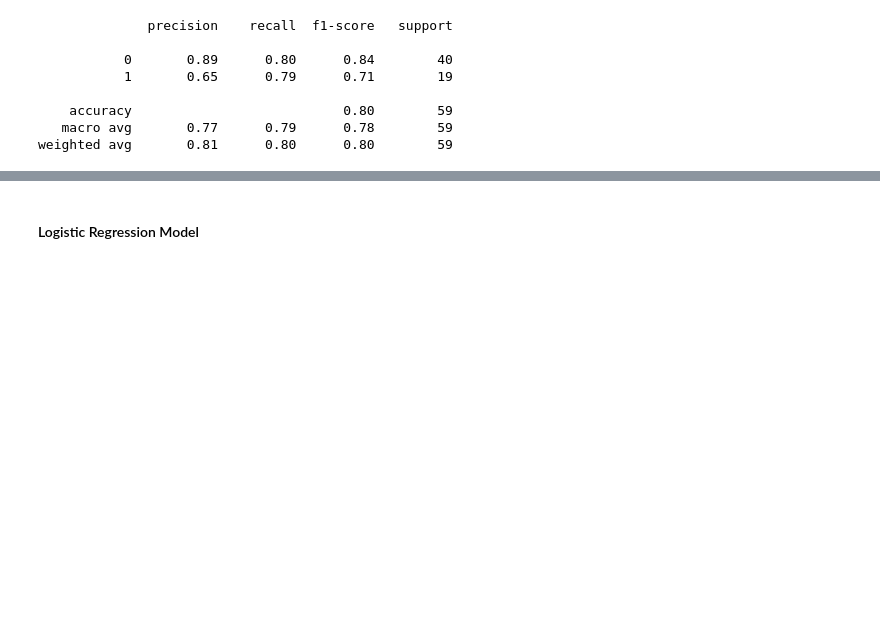
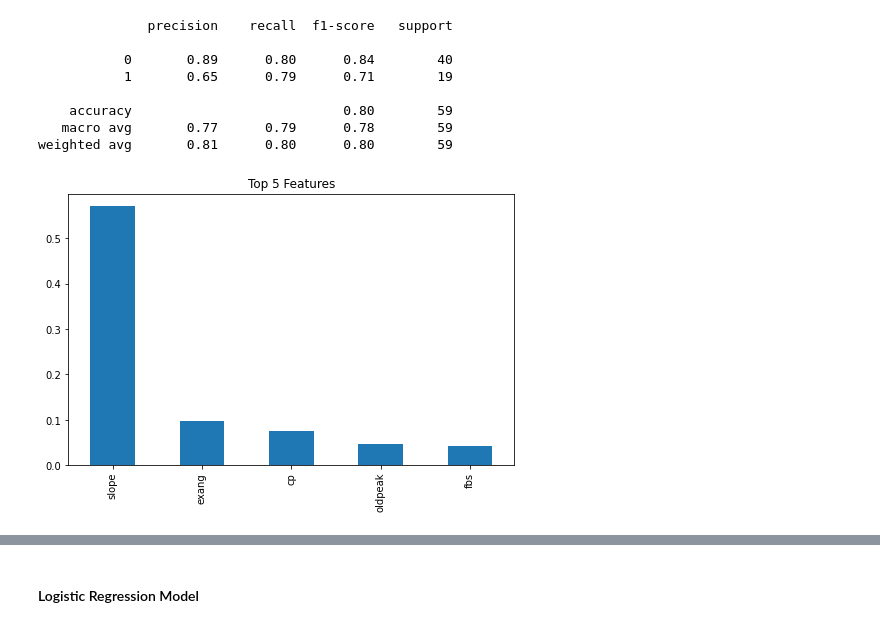
Before and after one commit to shaq31415926/ip302, a Jupyter notebook: notebooks/09-sh-ip302-heart-disease-prediction.ipynb, the cells around one changed output, grey strips where cells are left out. Cells and saved outputs as stored; diff of their text form; code cells hidden in the pictures; blank space fills up the shorter version.

```diff
--- a/notebooks/09-sh-ip302-heart-disease-prediction.ipynb
+++ b/notebooks/09-sh-ip302-heart-disease-prediction.ipynb
@@ -448,3 +461,9 @@ print(classification_report(y_test, y_pred_xgb))
     accuracy                           0.80        59
    macro avg       0.77      0.79      0.78        59
 weighted avg       0.81      0.80      0.80        59
+# %%
+# feature importance plot
+
+feature_importance_plot(clf_xgb, X_train, n = 5)
+# %% [output]
+[figure, added]
```
Also changed, not shown: parts of 16 cells of this notebook, 1 other file.
